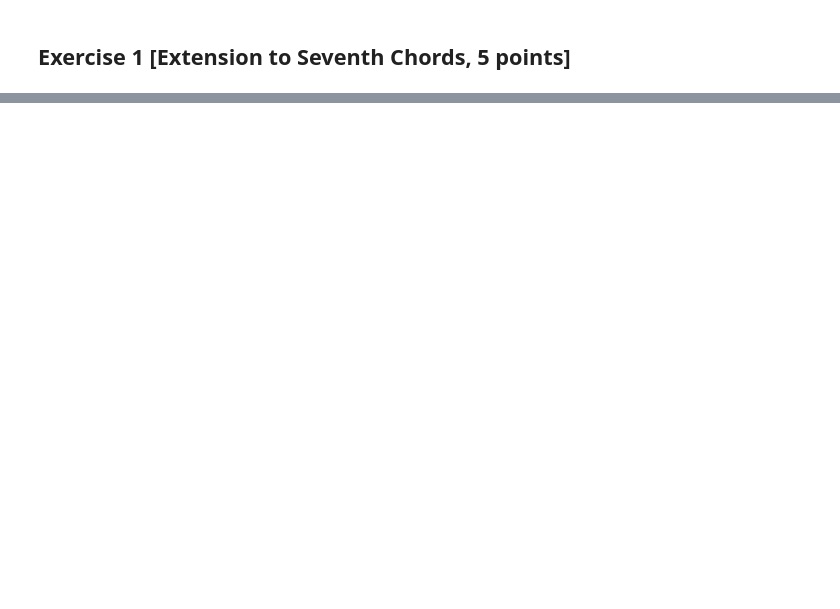
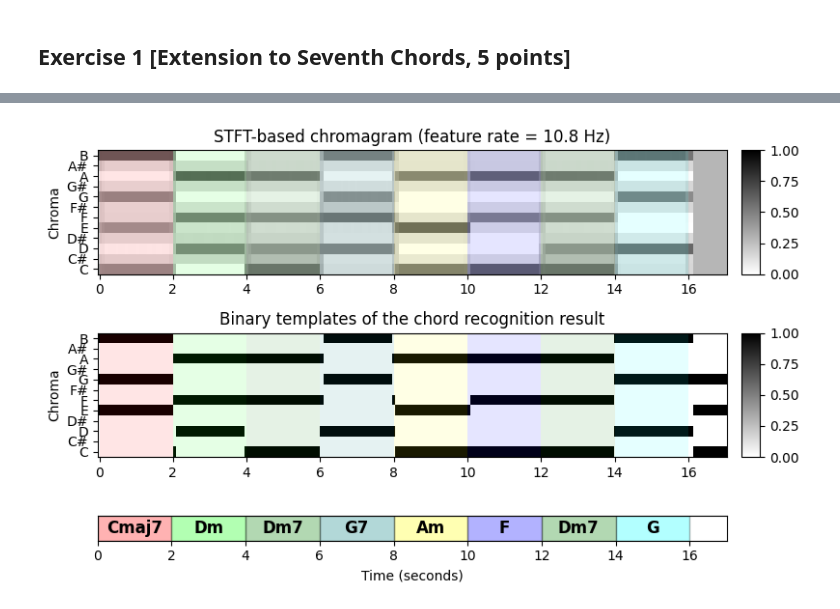
Before and after one commit to martijuanola/RWTH-AIiM, a Jupyter notebook: exercices/e9/e9-main.ipynb, the cells around one changed output, grey strips where cells are left out. Saved outputs shown, nothing was run; the diff lists cells and outputs as text; code cells hidden in the pictures; blank space fills up the shorter version.

```diff
--- a/exercices/e9/e9-main.ipynb
+++ b/exercices/e9/e9-main.ipynb
@@ -28,0 +271,28 @@ Audio file path: /Users/martijuanola/git_repositories/RWTH-AIiM/exercices/e9/dat
+# %%
+# Plot
+def plot_chord_detection2(X, Fs_X, x_dur, ann, color_ann, X_chord):
+    fig, ax = plt.subplots(3, 2, gridspec_kw={'width_ratios': [1, 0.03],
+                                              'height_ratios': [1, 1, 0.2]}, figsize=(8, 5))
+
+    libfmp.b.plot_chromagram(X, ax=[ax[0, 0], ax[0, 1]], Fs=Fs_X, clim=[0, 1], xlabel='',
+                             title='STFT-based chromagram (feature rate = %0.1f Hz)' % (Fs_X))
+    libfmp.b.plot_segments_overlay(ann, ax=ax[0, 0], time_max=x_dur,
+                                   print_labels=False, colors=color_ann, alpha=0.1)
+
+    libfmp.b.plot_chromagram(X_chord, ax=[ax[1, 0], ax[1, 1]], Fs=Fs_X, clim=[0, 1], xlabel='',
+                             title='Binary templates of the chord recognition result')
+    libfmp.b.plot_segments_overlay(ann, ax=ax[1, 0], time_max=x_dur,
+                                   print_labels=False, colors=color_ann, alpha=0.1)
+
+    libfmp.b.plot_segments(ann, ax=ax[2, 0], time_max=x_dur, time_label='Time (seconds)',
+                           colors=color_ann, alpha=0.3)
+    ax[2, 1].axis('off')
+    plt.tight_layout()
+
+
+chord_templates = generate_chord_templates()
+X_chord = np.matmul(chord_templates, chord_max)
+
+plot_chord_detection2(X, Fs_X, x_dur, ann, color_ann, X_chord)
+# %% [output]
+[figure, added]
```
Also changed, not shown: parts of 12 cells of this notebook, 1 other file.
